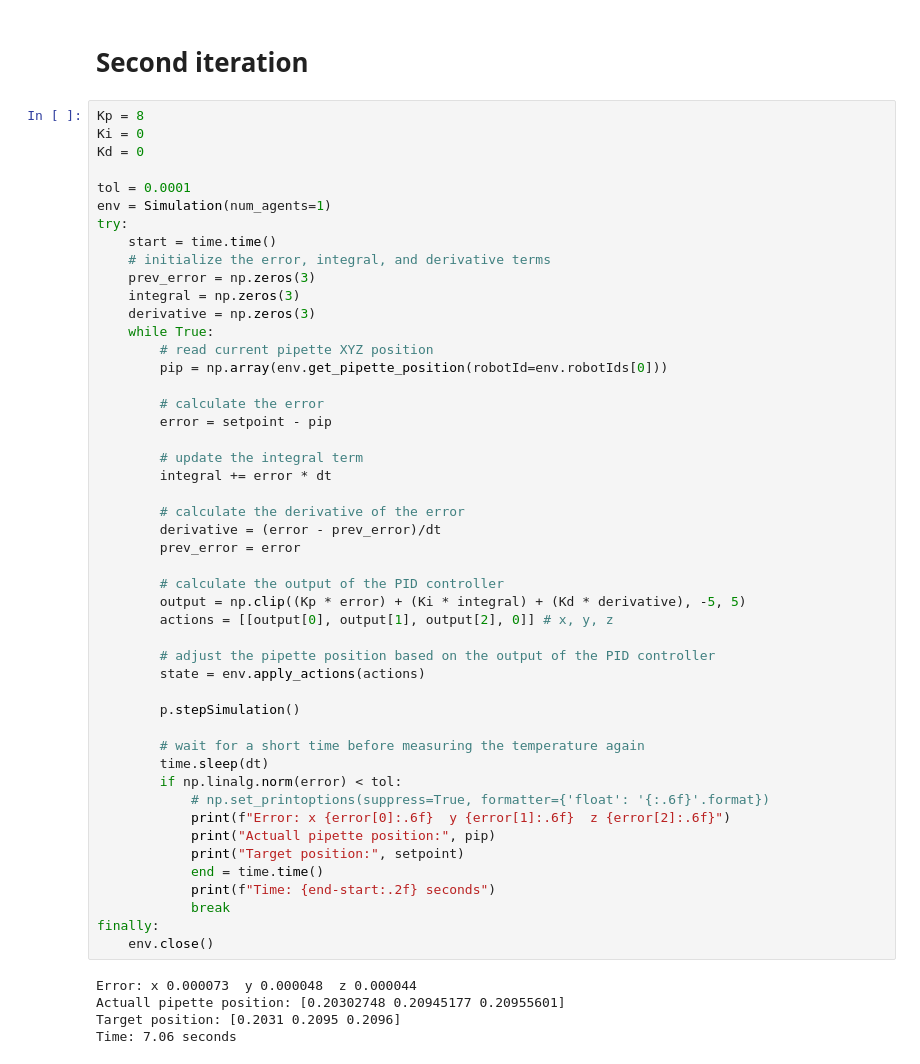
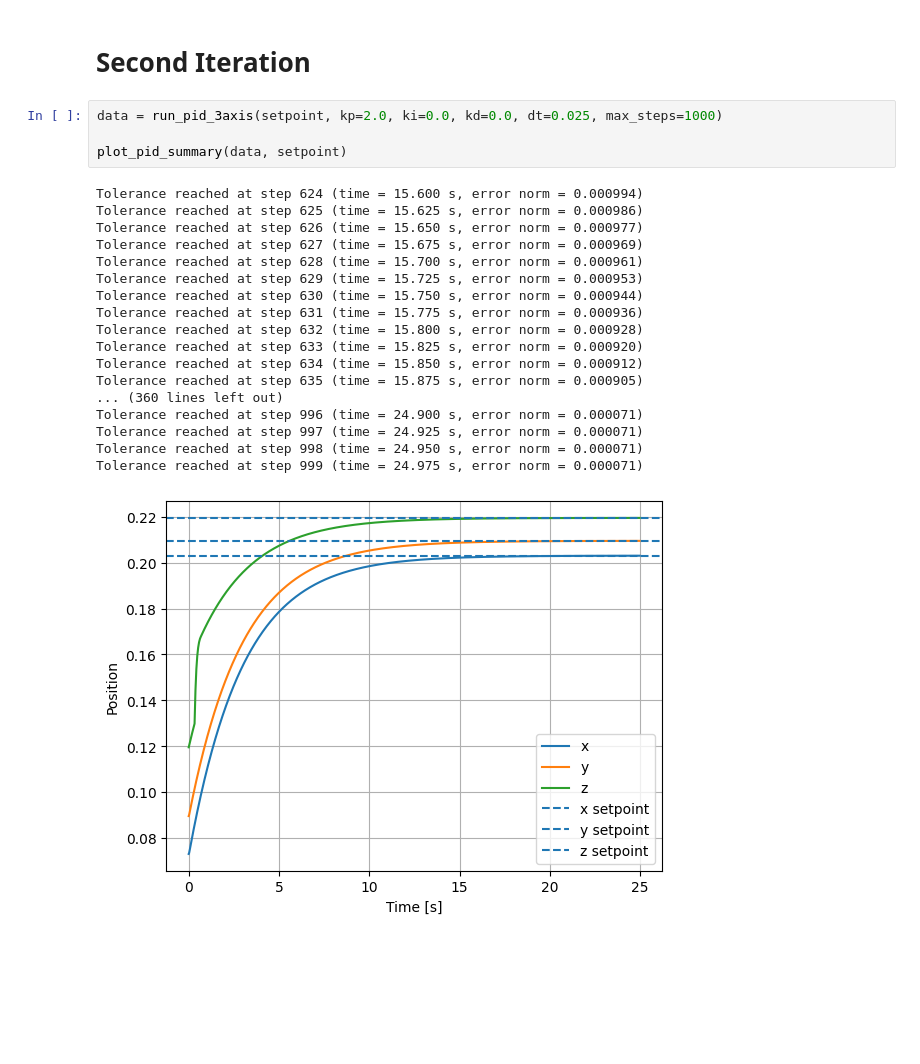
Before and after one commit to MaciejCzerniak243552/ot2-rl-243552-maciej, a Jupyter notebook: task09_robotics_environment/Y2B-2023-OT2_Twin/task10_pid_controller.ipynb, the cells around one changed output. Saved outputs shown, nothing was run; the diff lists cells and outputs as text; blank space fills up the shorter version.

```diff
--- a/task09_robotics_environment/Y2B-2023-OT2_Twin/task10_pid_controller.ipynb
+++ b/task09_robotics_environment/Y2B-2023-OT2_Twin/task10_pid_controller.ipynb
@@ -141,55 +162,25 @@ Time: 27.83 seconds
 # %% [markdown]
-# Second iteration
+# Second Iteration
-# %%
-Kp = 8
-Ki = 0
-Kd = 0
-
-tol = 0.0001
-env = Simulation(num_agents=1)
-try:
-    start = time.time()
-    # initialize the error, integral, and derivative terms
-    prev_error = np.zeros(3)
-    integral = np.zeros(3)
-    derivative = np.zeros(3)
-    while True:
-        # read current pipette XYZ position
-        pip = np.array(env.get_pipette_position(robotId=env.robotIds[0]))
-
-        # calculate the error
-        error = setpoint - pip
-
-        # update the integral term
-        integral += error * dt
-
-        # calculate the derivative of the error
-        derivative = (error - prev_error)/dt
-        prev_error = error
-
-        # calculate the output of the PID controller
-        output = np.clip((Kp * error) + (Ki * integral) + (Kd * derivative), -5, 5)
-        actions = [[output[0], output[1], output[2], 0]] # x, y, z
-
-        # adjust the pipette position based on the output of the PID controller
-        state = env.apply_actions(actions)
-
-        p.stepSimulation()
-
-        # wait for a short time before measuring the temperature again
-        time.sleep(dt)
-        if np.linalg.norm(error) < tol:
-            # np.set_printoptions(suppress=True, formatter={'float': '{:.6f}'.format})
-            print(f"Error: x {error[0]:.6f}  y {error[1]:.6f}  z {error[2]:.6f}")
-            print("Actuall pipette position:", pip)
-            print("Target position:", setpoint)
-            end = time.time()
-            print(f"Time: {end-start:.2f} seconds")
-            break
-finally:
-    env.close()
-# %% [output]
-Error: x 0.000073  y 0.000048  z 0.000044
-Actuall pipette position: [0.20302748 0.20945177 0.20955601]
-Target position: [0.2031 0.2095 0.2096]
-Time: 7.06 seconds
+# %%
+data = run_pid_3axis(setpoint, kp=2.0, ki=0.0, kd=0.0, dt=0.025, max_steps=1000)
+
+plot_pid_summary(data, setpoint)
+# %% [output]
+Tolerance reached at step 624 (time = 15.600 s, error norm = 0.000994)
+Tolerance reached at step 625 (time = 15.625 s, error norm = 0.000986)
+Tolerance reached at step 626 (time = 15.650 s, error norm = 0.000977)
+Tolerance reached at step 627 (time = 15.675 s, error norm = 0.000969)
+Tolerance reached at step 628 (time = 15.700 s, error norm = 0.000961)
+Tolerance reached at step 629 (time = 15.725 s, error norm = 0.000953)
+Tolerance reached at step 630 (time = 15.750 s, error norm = 0.000944)
+Tolerance reached at step 631 (time = 15.775 s, error norm = 0.000936)
+Tolerance reached at step 632 (time = 15.800 s, error norm = 0.000928)
+Tolerance reached at step 633 (time = 15.825 s, error norm = 0.000920)
+Tolerance reached at step 634 (time = 15.850 s, error norm = 0.000912)
+Tolerance reached at step 635 (time = 15.875 s, error norm = 0.000905)
+... (360 lines left out)
+Tolerance reached at step 996 (time = 24.900 s, error norm = 0.000071)
+Tolerance reached at step 997 (time = 24.925 s, error norm = 0.000071)
+Tolerance reached at step 998 (time = 24.950 s, error norm = 0.000071)
+Tolerance reached at step 999 (time = 24.975 s, error norm = 0.000071)
+[figure, added]
```
Also changed, not shown: parts of 23 cells of this notebook, 4 other files.
